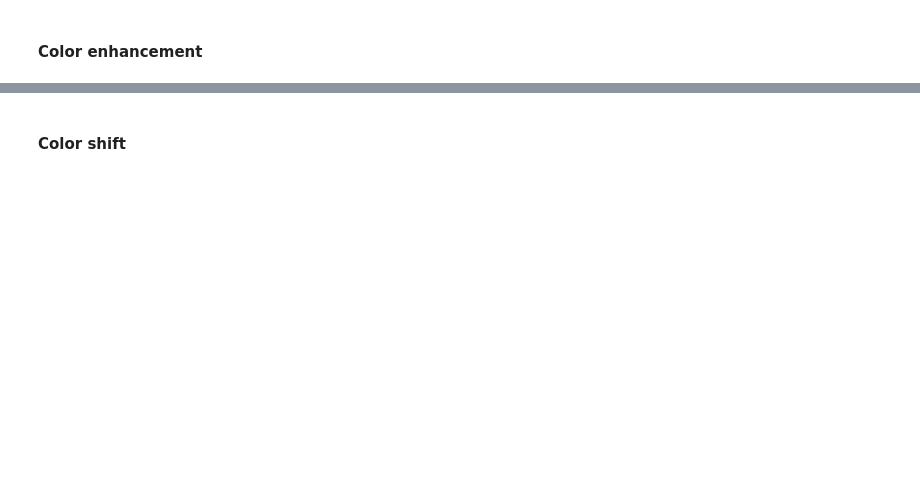
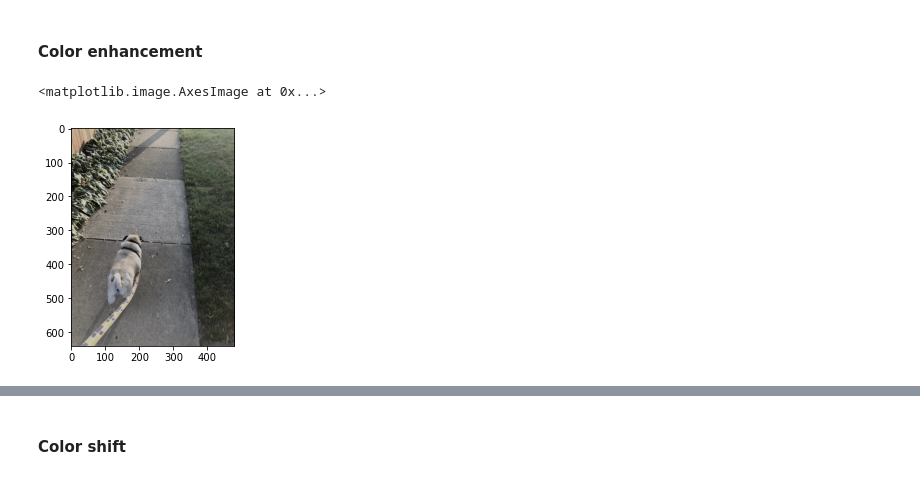
Before and after one commit to jacktgentile/cs445hybrid, a Jupyter notebook: CS445_Proj1_Starter.ipynb, the cells around one changed output, grey strips where cells are left out. Saved outputs shown, nothing was run; the diff lists cells and outputs as text; code cells hidden in the pictures; blank space fills up the shorter version.

```diff
--- a/CS445_Proj1_Starter.ipynb
+++ b/CS445_Proj1_Starter.ipynb
@@ -120,0 +167,4 @@ cropped_object = utils.interactive_crop(im_hybrid)
+# %%
+path = "C:/Users/jackt/Desktop/CS445/cs445hybrid/data/mav2.jpg"
+im = cv2.imread(path, cv2.IMREAD_COLOR)
+hsv = cv2.cvtColor(im,cv2.COLOR_BGR2HSV)
@@ -120,0 +173,5 @@ cropped_object = utils.interactive_crop(im_hybrid)
+# %%
+plt.imshow(cv2.cvtColor(im, cv2.COLOR_BGR2RGB))
+# %% [output]
+<matplotlib.image.AxesImage at 0x...>
+[figure, added]
```
Also changed, not shown: parts of 18 cells of this notebook, 29 other files.
